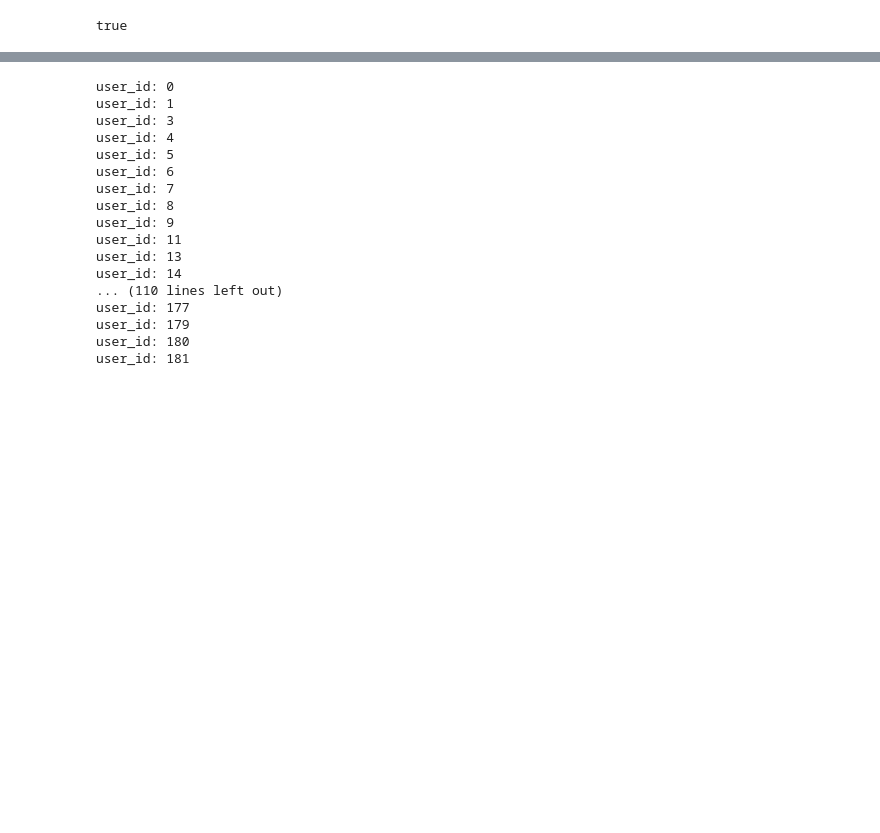
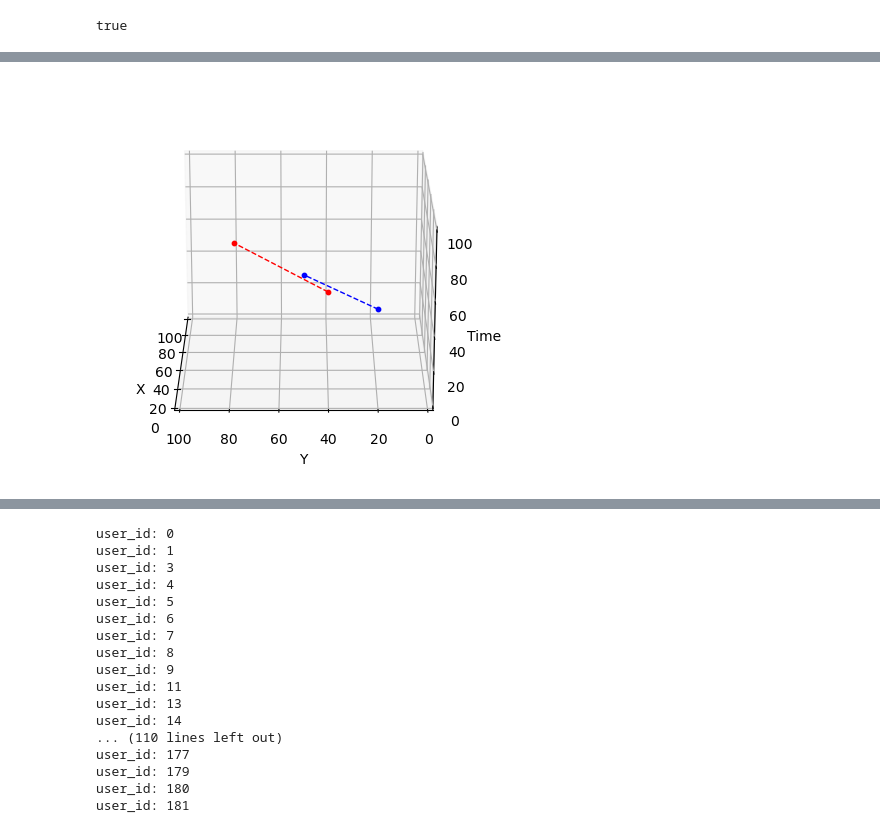
Before and after one commit to shkoma/geolife_timehetnet, a Jupyter notebook: data/geolife/preprocess.ipynb, the cells around one changed output, grey strips where cells are left out. Drawn from its saved outputs; the diff is of its cells as text; code cells hidden in the pictures; blank space fills up the shorter version.

```diff
--- a/data/geolife/preprocess.ipynb
+++ b/data/geolife/preprocess.ipynb
@@ -525,0 +587,50 @@ df.iloc[:10, 11:20]
+# %%
+import matplotlib.pyplot as plt
+from mpl_toolkits.mplot3d import Axes3D
+
+# 지도 크기 정의
+width = 100
+height = 100
+time = 100
+
+# 찍을 좌표 정의
+coordinates_x = [(30, 40, 50), (70, 80, 60)]
+coordinates_y = [(10, 20, 50), (30, 50, 60)]
+
+# 3D 그래프 생성
+fig = plt.figure(figsize=(width/20, height/20))
+ax = fig.add_subplot(111, projection='3d')
+
+# 좌표 찍기
+for coord in coordinates_x:
+    ax.scatter(*coord, color='red', marker='o', s=10)
+
+# 좌표 찍기
+for coord in coordinates_y:
+    ax.scatter(*coord, color='blue', marker='o', s=10)
+
+# line 추가
+ax.plot(*zip(*coordinates_x), color='red', linestyle='--', linewidth=1)
+ax.plot(*zip(*coordinates_y), color='blue', linestyle='--', linewidth=1)
+
+# 축 범위 설정
+ax.set_xlim(0, width)
+ax.set_ylim(0, height)
+ax.set_zlim(0, time)
+
+# 축 레이블 설정
+ax.set_xlabel("X")
+ax.set_ylabel("Y")
+ax.set_zlabel("Time")
+
+# 시간 축을 기준으로 회전
+for angle in range(0, 360, 180):
+    ax.view_init(elev=20, azim=angle)  # 시야 각도 변경
+
+# plt.title("3d-map")
+# # plt.savefig("3d_map_with_coordinates.png")  # 그래프를 이미지로 저장
+# plt.show()
+
+# print("지정한 좌표가 있는 3D 지도가 3d_map_with_coordinates.png로 저장되었습니다.")
+# %% [output]
+[figure, added]
```
Also changed, not shown: parts of 7 cells of this notebook, 4 other files.
